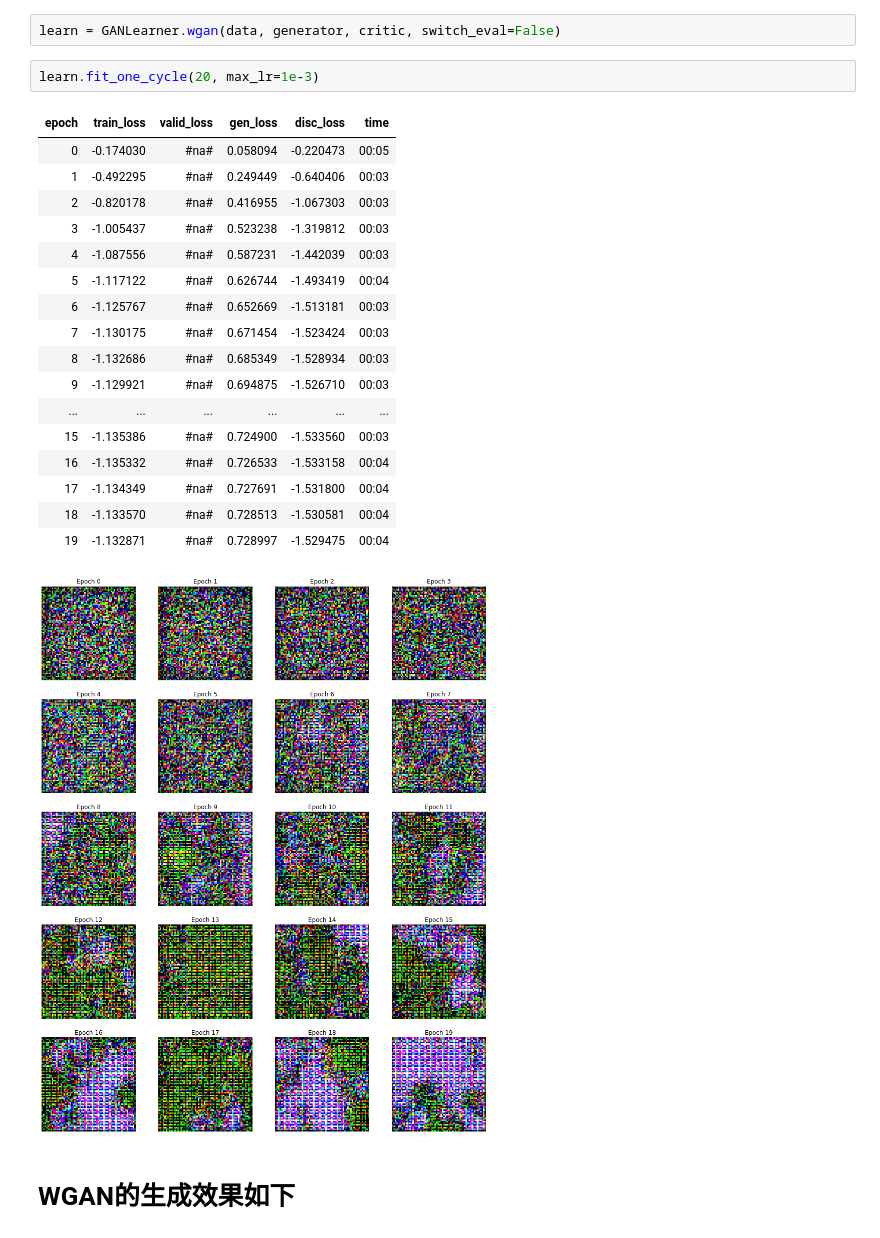
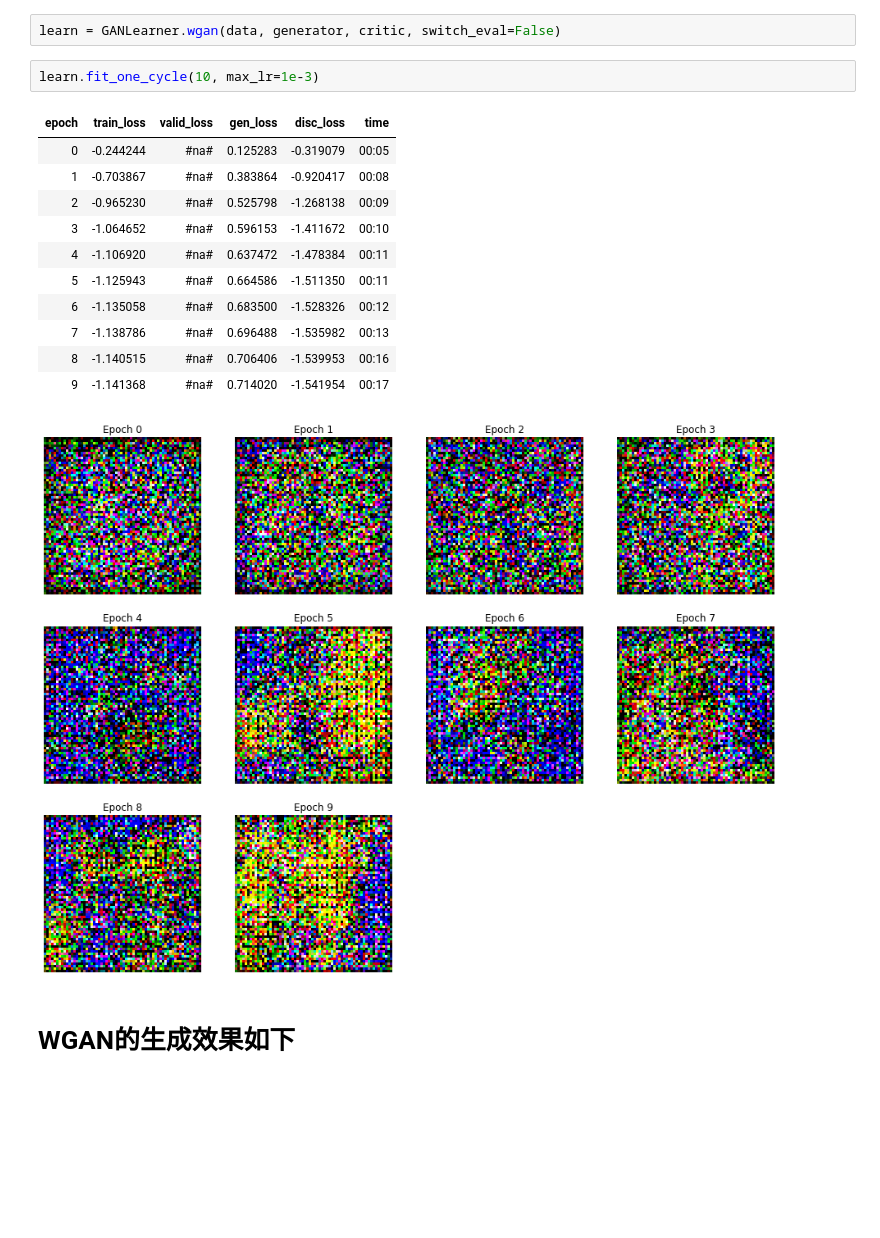
Before and after one commit to zhifaceshi/fastai_practice, a Jupyter notebook: digital_gan/main.ipynb, the cells around one changed output. Saved outputs shown, nothing was run; the diff lists cells and outputs as text; blank space fills up the shorter version.

```diff
--- a/digital_gan/main.ipynb
+++ b/digital_gan/main.ipynb
@@ -65,26 +65,20 @@ critic    = basic_critic   (in_size=img_size, n_channels=3)
 # %%
 learn = GANLearner.wgan(data, generator, critic, switch_eval=False)
 # %%
-learn.fit_one_cycle(20, max_lr=1e-3)
+learn.fit_one_cycle(10, max_lr=1e-3)
 # %% [output]
 | epoch | train_loss | valid_loss | gen_loss | disc_loss | time |
-| 0 | -0.174030 | #na# | 0.058094 | -0.220473 | 00:05 |
-| 1 | -0.492295 | #na# | 0.249449 | -0.640406 | 00:03 |
-| 2 | -0.820178 | #na# | 0.416955 | -1.067303 | 00:03 |
-| 3 | -1.005437 | #na# | 0.523238 | -1.319812 | 00:03 |
-| 4 | -1.087556 | #na# | 0.587231 | -1.442039 | 00:03 |
-| 5 | -1.117122 | #na# | 0.626744 | -1.493419 | 00:04 |
-| 6 | -1.125767 | #na# | 0.652669 | -1.513181 | 00:03 |
-| 7 | -1.130175 | #na# | 0.671454 | -1.523424 | 00:03 |
-| 8 | -1.132686 | #na# | 0.685349 | -1.528934 | 00:03 |
-| 9 | -1.129921 | #na# | 0.694875 | -1.526710 | 00:03 |
-| ... | ... | ... | ... | ... | ... |
-| 15 | -1.135386 | #na# | 0.724900 | -1.533560 | 00:03 |
-| 16 | -1.135332 | #na# | 0.726533 | -1.533158 | 00:04 |
-| 17 | -1.134349 | #na# | 0.727691 | -1.531800 | 00:04 |
-| 18 | -1.133570 | #na# | 0.728513 | -1.530581 | 00:04 |
-| 19 | -1.132871 | #na# | 0.728997 | -1.529475 | 00:04 |
+| 0 | -0.244244 | #na# | 0.125283 | -0.319079 | 00:05 |
+| 1 | -0.703867 | #na# | 0.383864 | -0.920417 | 00:08 |
+| 2 | -0.965230 | #na# | 0.525798 | -1.268138 | 00:09 |
+| 3 | -1.064652 | #na# | 0.596153 | -1.411672 | 00:10 |
+| 4 | -1.106920 | #na# | 0.637472 | -1.478384 | 00:11 |
+| 5 | -1.125943 | #na# | 0.664586 | -1.511350 | 00:11 |
+| 6 | -1.135058 | #na# | 0.683500 | -1.528326 | 00:12 |
+| 7 | -1.138786 | #na# | 0.696488 | -1.535982 | 00:13 |
+| 8 | -1.140515 | #na# | 0.706406 | -1.539953 | 00:16 |
+| 9 | -1.141368 | #na# | 0.714020 | -1.541954 | 00:17 |
-[figure, old version]
+[figure, new version]
 # %% [markdown]
 # WGAN的生成效果如下
 # %%
```
Also changed, not shown: parts of 45 cells of this notebook, 2 other files.
